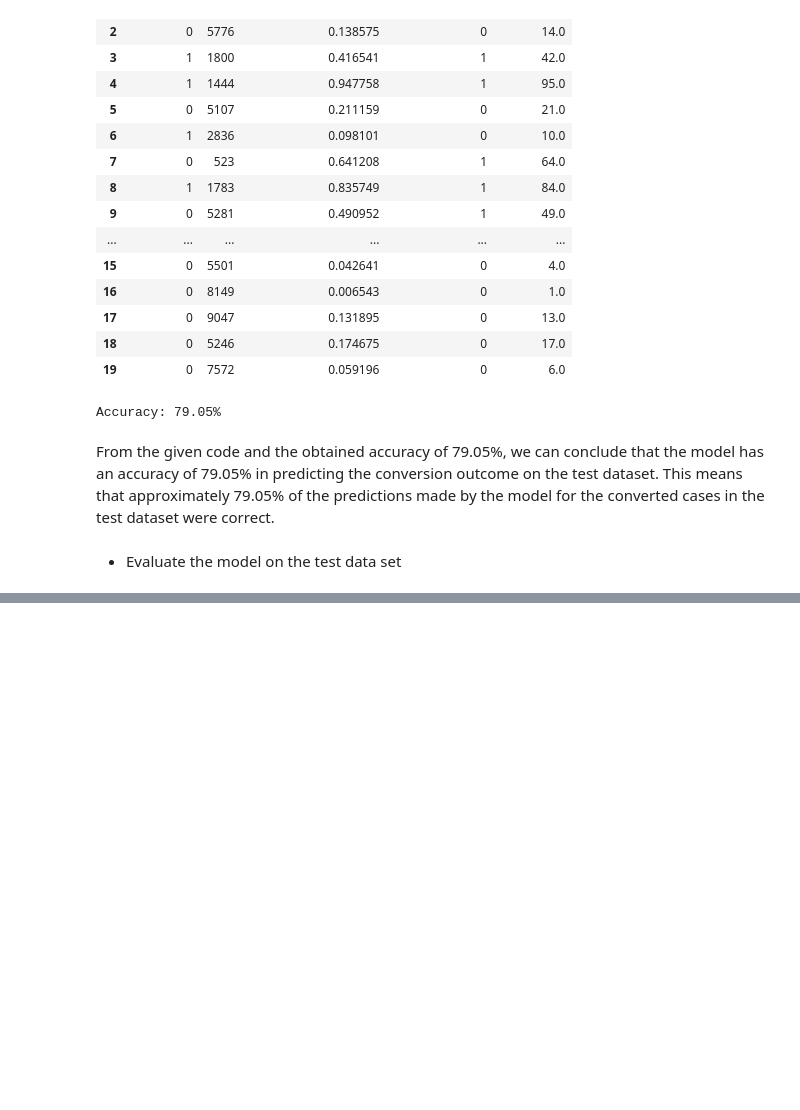
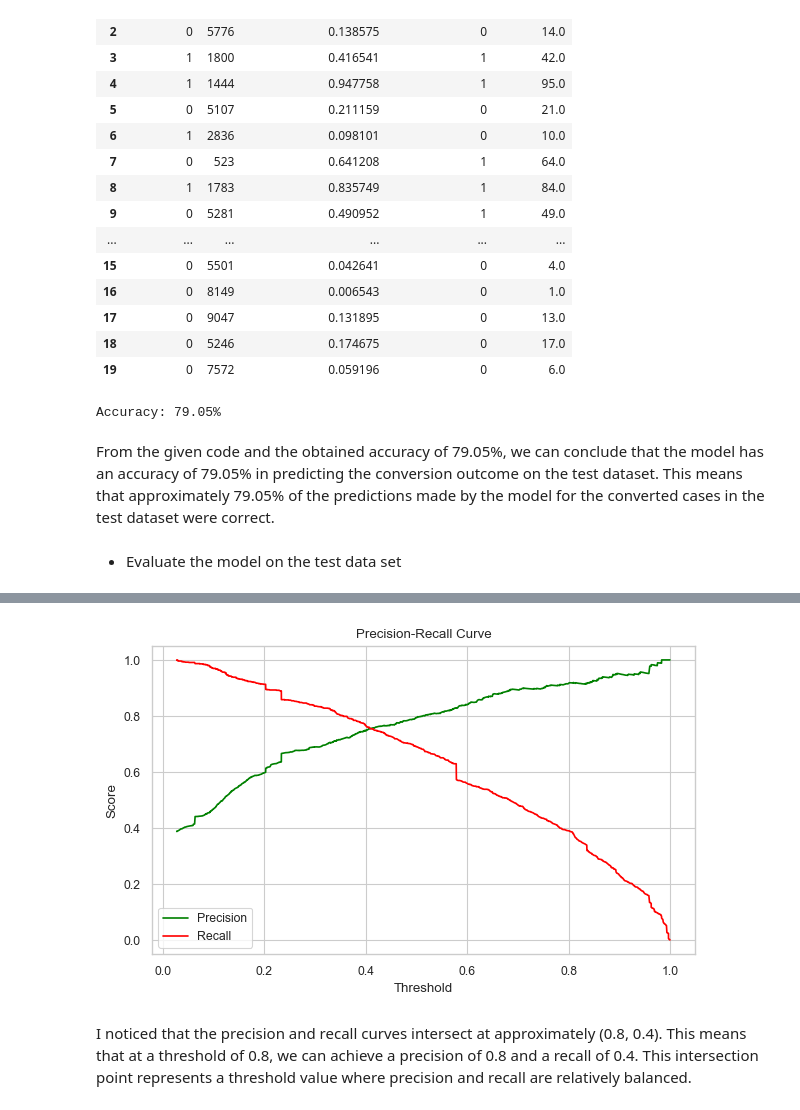
Before and after one commit to kunalworldwide/Lead-Scoring-Case-study, a Jupyter notebook: Lead-scoring-assignments.ipynb, the cells around one changed output, grey strips where cells are left out. Drawn from its saved outputs; the diff is of its cells as text; code cells hidden in the pictures; blank space fills up the shorter version.

```diff
--- a/Lead-scoring-assignments.ipynb
+++ b/Lead-scoring-assignments.ipynb
@@ -1574,0 +1606,15 @@ From the given code and the obtained accuracy of 79.05%, we can conclude that th
+# %%
+p, r, thresholds = precision_recall_curve(y_pred['Converted'], y_pred['Converted Probability'])
+
+plt.figure(figsize=(7, 4))
+plt.plot(thresholds, p[:-1], "g-", label="Precision")
+plt.plot(thresholds, r[:-1], "r-", label="Recall")
+plt.xlabel("Threshold")
+plt.ylabel("Score")
+plt.legend()
+plt.title("Precision-Recall Curve")
+plt.show()
+# %% [output]
+[figure, added]
+# %% [markdown]
+I noticed that the precision and recall curves intersect at approximately (0.8, 0.4). This means that at a threshold of 0.8, we can achieve a precision of 0.8 and a recall of 0.4. This intersection point represents a threshold value where precision and recall are relatively balanced.
```
Also changed, not shown: parts of 20 cells of this notebook.
